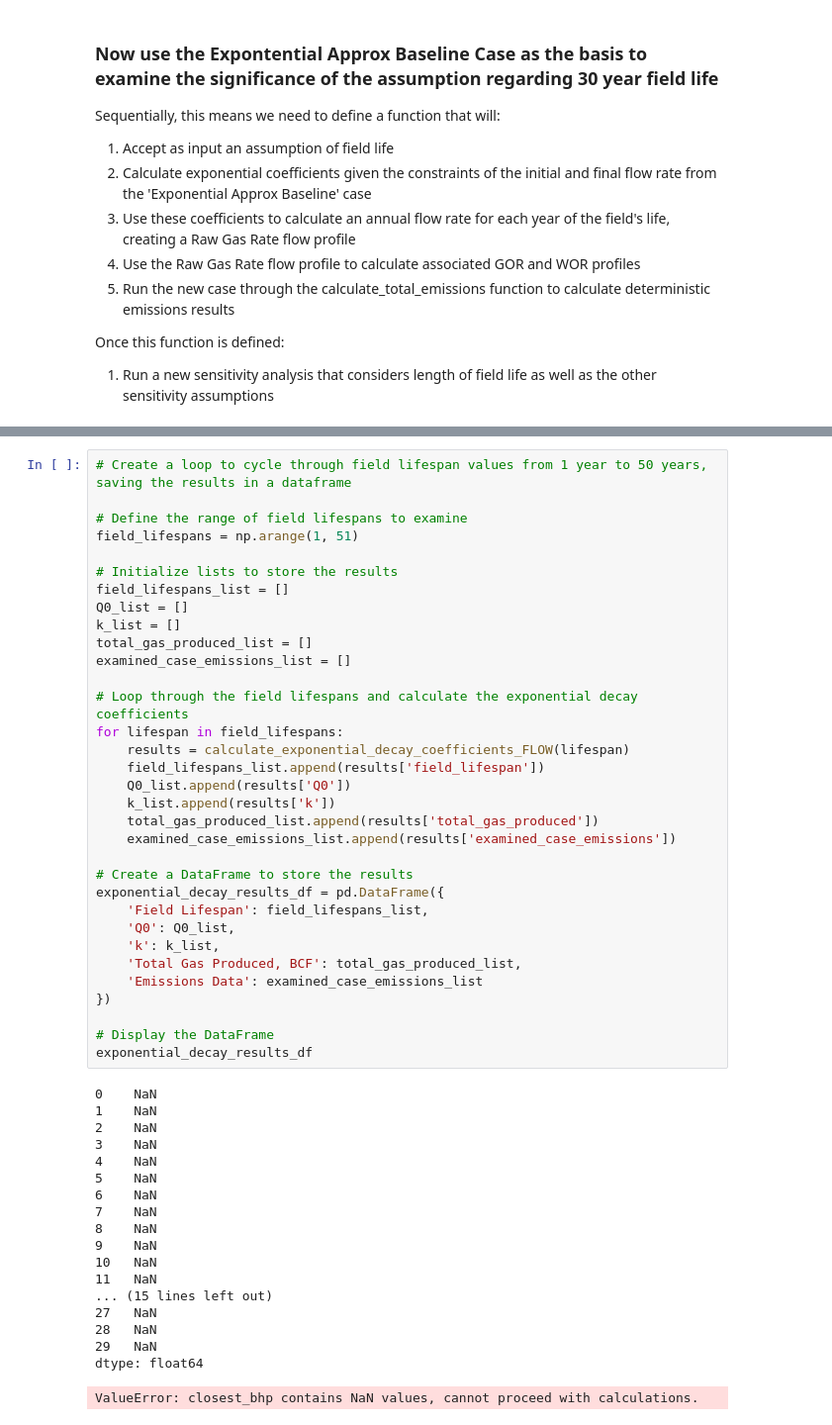
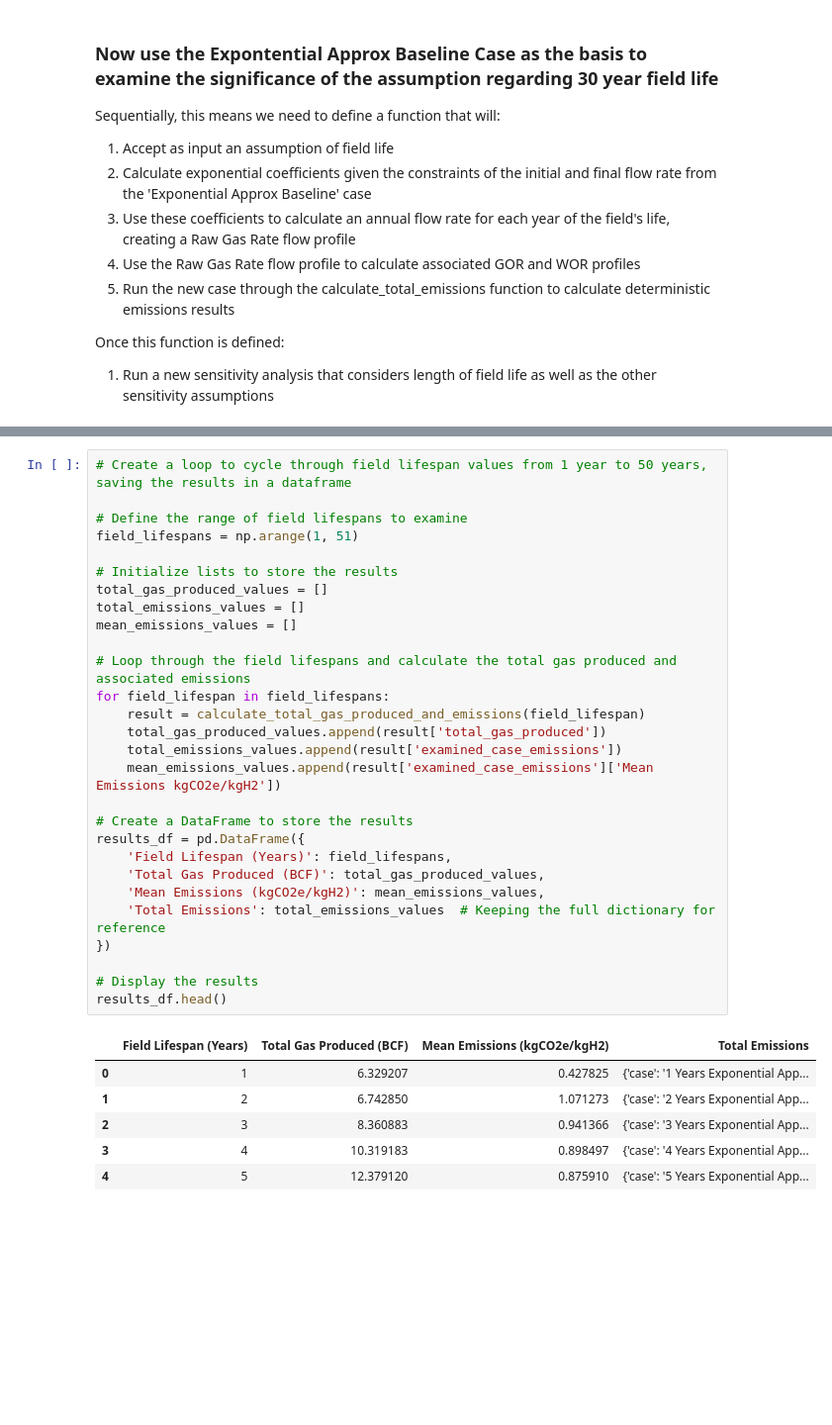
Before and after one commit to tblackfd/Geologic-Hydrogen-LCA-TEA, a Jupyter notebook: BrandtModelReplication_v0_2.ipynb, the cells around one changed output, grey strips where cells are left out. Shown at 99% size. Cells and saved outputs as stored; diff of their text form; blank space fills up the shorter version.

```diff
--- a/BrandtModelReplication_v0_2.ipynb
+++ b/BrandtModelReplication_v0_2.ipynb
@@ -5851,52 +5806,35 @@ dtype: float64, 'Total embodied emissions kgCO2e/day': 2260.787501351656}}
 # %%
 # Create a loop to cycle through field lifespan values from 1 year to 50 years, saving the results in a dataframe
 
 # Define the range of field lifespans to examine
 field_lifespans = np.arange(1, 51)
 
 # Initialize lists to store the results
-field_lifespans_list = []
-Q0_list = []
-k_list = []
-total_gas_produced_list = []
-examined_case_emissions_list = []
+total_gas_produced_values = []
+total_emissions_values = []
+mean_emissions_values = []
 
-# Loop through the field lifespans and calculate the exponential decay coefficients
-for lifespan in field_lifespans:
-    results = calculate_exponential_decay_coefficients_FLOW(lifespan)
-    field_lifespans_list.append(results['field_lifespan'])
-    Q0_list.append(results['Q0'])
-    k_list.append(results['k'])
-    total_gas_produced_list.append(results['total_gas_produced'])
-    examined_case_emissions_list.append(results['examined_case_emissions'])
+# Loop through the field lifespans and calculate the total gas produced and associated emissions
+for field_lifespan in field_lifespans:
+    result = calculate_total_gas_produced_and_emissions(field_lifespan)
+    total_gas_produced_values.append(result['total_gas_produced'])
+    total_emissions_values.append(result['examined_case_emissions'])
+    mean_emissions_values.append(result['examined_case_emissions']['Mean Emissions kgCO2e/kgH2'])
 
 # Create a DataFrame to store the results
-exponential_decay_results_df = pd.DataFrame({
-    'Field Lifespan': field_lifespans_list,
-    'Q0': Q0_list,
-    'k': k_list,
-    'Total Gas Produced, BCF': total_gas_produced_list,
-    'Emissions Data': examined_case_emissions_list
+results_df = pd.DataFrame({
+    'Field Lifespan (Years)': field_lifespans,
+    'Total Gas Produced (BCF)': total_gas_produced_values,
+    'Mean Emissions (kgCO2e/kgH2)': mean_emissions_values,
+    'Total Emissions': total_emissions_values  # Keeping the full dictionary for reference
 })
 
-# Display the DataFrame
-exponential_decay_results_df
+# Display the results
+results_df.head()
 # %% [output]
-0    NaN
-1    NaN
-2    NaN
-3    NaN
-4    NaN
-5    NaN
-6    NaN
-7    NaN
-8    NaN
-9    NaN
-10   NaN
-11   NaN
-... (15 lines left out)
-27   NaN
-28   NaN
-29   NaN
-dtype: float64
-ValueError: closest_bhp contains NaN values, cannot proceed with calculations.
+|  | Field Lifespan (Years) | Total Gas Produced (BCF) | Mean Emissions (kgCO2e/kgH2) | Total Emissions |
+| 0 | 1 | 6.329207 | 0.427825 | {'case': '1 Years Exponential App... |
+| 1 | 2 | 6.742850 | 1.071273 | {'case': '2 Years Exponential App... |
+| 2 | 3 | 8.360883 | 0.941366 | {'case': '3 Years Exponential App... |
+| 3 | 4 | 10.319183 | 0.898497 | {'case': '4 Years Exponential App... |
+| 4 | 5 | 12.379120 | 0.875910 | {'case': '5 Years Exponential App... |
```
Also changed, not shown: parts of 6 cells of this notebook.
